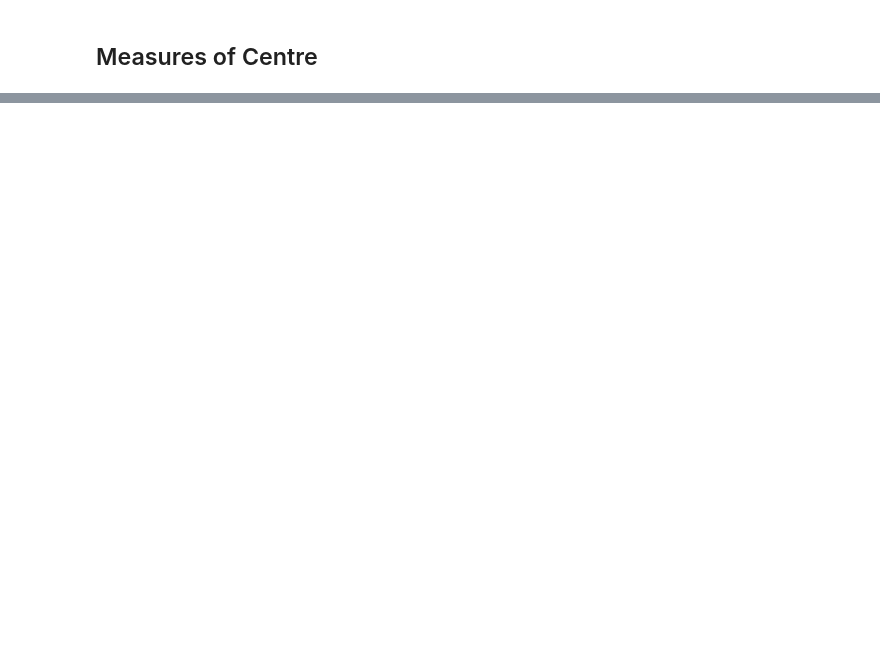
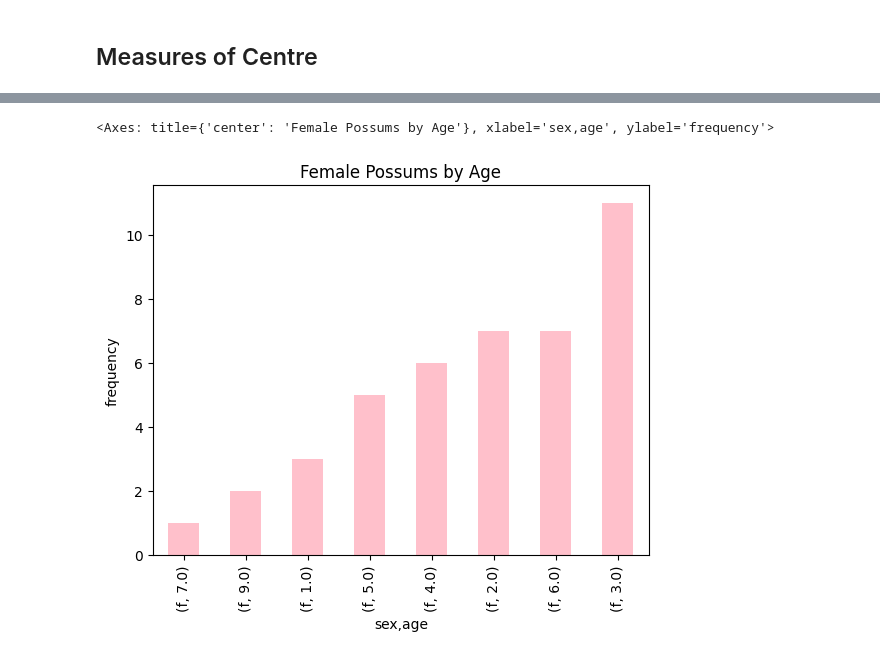
Before and after one commit to DuoDduo/AI-fellowship-module-2, a Jupyter notebook: Tasks/Task18/task18.ipynb, the cells around one changed output, grey strips where cells are left out. Saved outputs shown, nothing was run; the diff lists cells and outputs as text; code cells hidden in the pictures; blank space fills up the shorter version.

```diff
--- a/Tasks/Task18/task18.ipynb
+++ b/Tasks/Task18/task18.ipynb
@@ -155,0 +241,4 @@ Error:
+# %%
+# grouping male possums by sex and age
+total_female = female.groupby("sex")["age"].value_counts(ascending= True)
+total_female
@@ -155,0 +256,6 @@ Error:
+# %%
+# plotting the chart of the female possums
+total_female.plot(kind='bar', ylabel="frequency", title="Female Possums by Age", color= "pink")
+# %% [output]
+<Axes: title={'center': 'Female Possums by Age'}, xlabel='sex,age', ylabel='frequency'>
+[figure, added]
```
Also changed, not shown: parts of 53 cells of this notebook, 1 other file.
